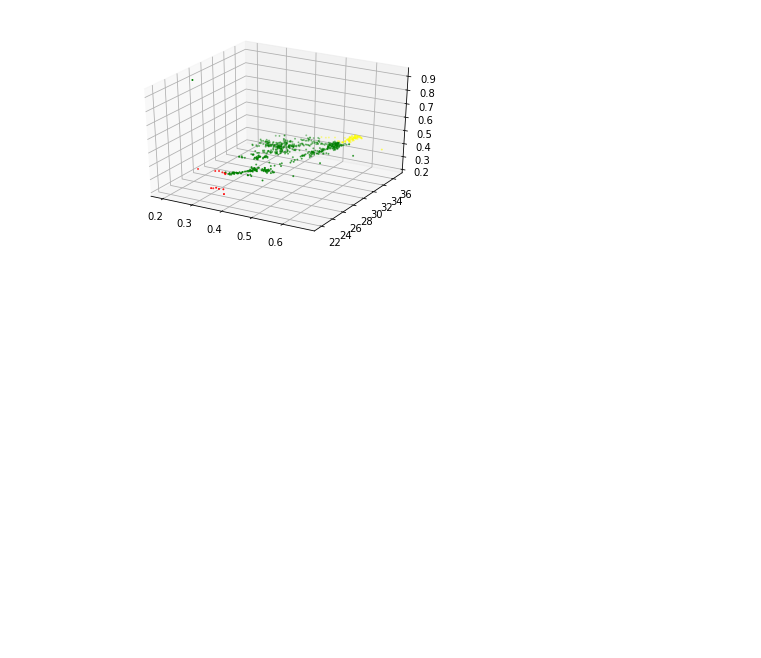
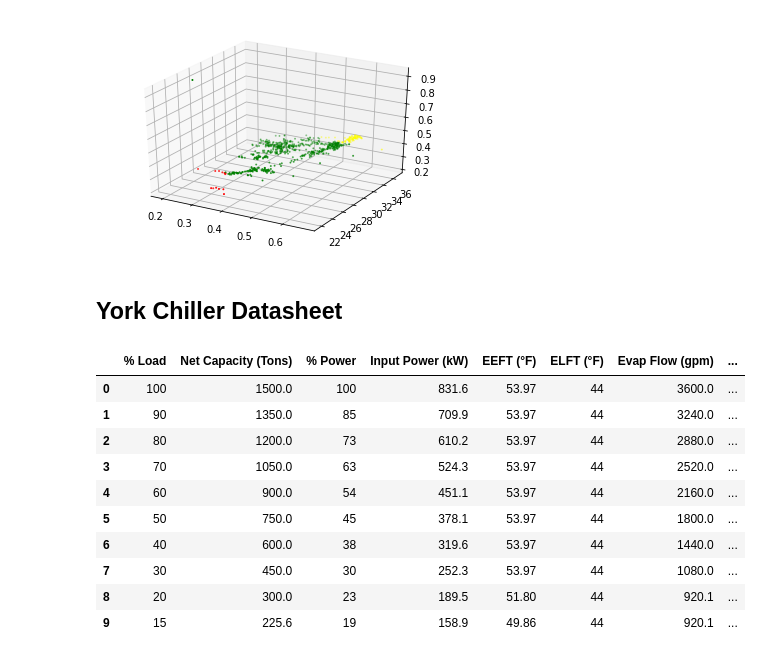
Before and after one commit to Stitchmaker/Metis_Bootcamp, a Jupyter notebook: Kojak_Project/Kojak_DataExploration.ipynb, the cells around one changed output. Cells and saved outputs as stored; diff of their text form; code cells hidden in the pictures; blank space fills up the shorter version.

```diff
--- a/Kojak_Project/Kojak_DataExploration.ipynb
+++ b/Kojak_Project/Kojak_DataExploration.ipynb
@@ -114,3 +116,5 @@ ax.scatter(Chiller1['Load'], Chiller1['DTLift'],Chiller1['kW/Ton'],
 # %% [output]
 <mpl_toolkits.mplot3d.art3d.Path3DCollection at 0x...>
 [figure]
+# %% [markdown]
+## York Chiller Datasheet
@@ -116,0 +124,14 @@ ax.scatter(Chiller1['Load'], Chiller1['DTLift'],Chiller1['kW/Ton'],
+# %%
+York
+# %% [output]
+|  | % Load | Net Capacity (Tons) | % Power | Input Power (kW) | EEFT (°F) | ELFT (°F) | Evap Flow (gpm) | ... |
+| 0 | 100 | 1500.0 | 100 | 831.6 | 53.97 | 44 | 3600.0 | ... |
+| 1 | 90 | 1350.0 | 85 | 709.9 | 53.97 | 44 | 3240.0 | ... |
+| 2 | 80 | 1200.0 | 73 | 610.2 | 53.97 | 44 | 2880.0 | ... |
+| 3 | 70 | 1050.0 | 63 | 524.3 | 53.97 | 44 | 2520.0 | ... |
+| 4 | 60 | 900.0 | 54 | 451.1 | 53.97 | 44 | 2160.0 | ... |
+| 5 | 50 | 750.0 | 45 | 378.1 | 53.97 | 44 | 1800.0 | ... |
+| 6 | 40 | 600.0 | 38 | 319.6 | 53.97 | 44 | 1440.0 | ... |
+| 7 | 30 | 450.0 | 30 | 252.3 | 53.97 | 44 | 1080.0 | ... |
+| 8 | 20 | 300.0 | 23 | 189.5 | 51.80 | 44 | 920.1 | ... |
+| 9 | 15 | 225.6 | 19 | 158.9 | 49.86 | 44 | 920.1 | ... |
```
Also changed, not shown: parts of 7 cells of this notebook, 2 other files.
